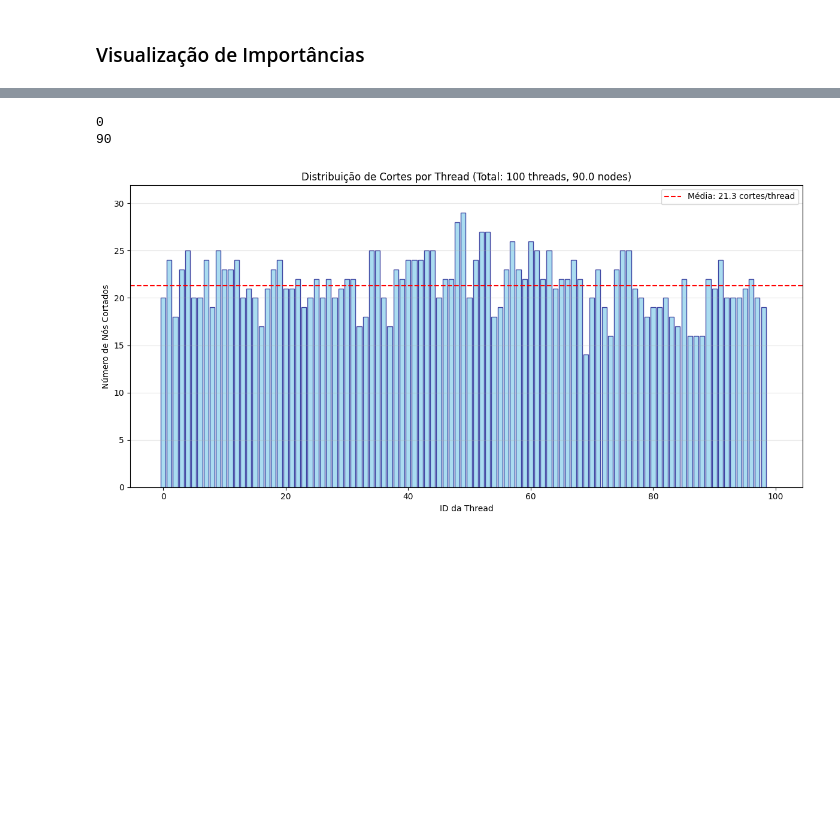
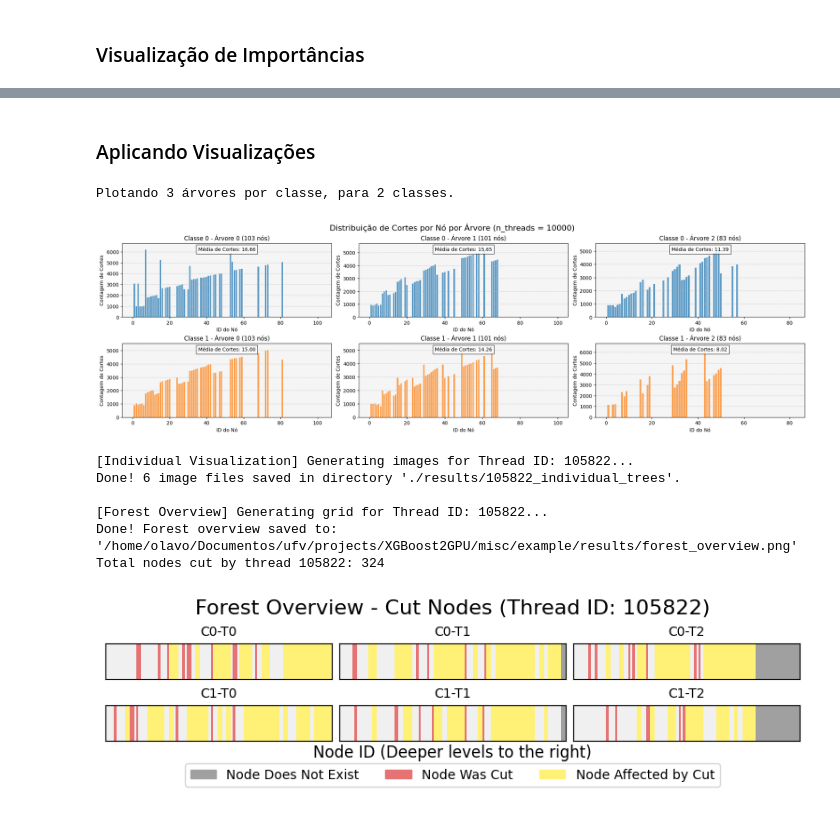
Before and after one commit to Olavo-B/XGBoost2GPU, a Jupyter notebook: misc/example/xgboost2gpu_example.ipynb, the cells around one changed output, grey strips where cells are left out. Cells and saved outputs as stored; diff of their text form; code cells hidden in the pictures; blank space fills up the shorter version.

```diff
--- a/misc/example/xgboost2gpu_example.ipynb
+++ b/misc/example/xgboost2gpu_example.ipynb
@@ -129,6 +112,10 @@ X_train, X_test, y_train, y_test = train_test_split(
     data_un, target, test_size=0.2, random_state=42
 )
 
+X_train, X_valid, y_train, y_valid = train_test_split(
+    X_train, y_train, test_size=0.2, random_state=42
+)
+
 # Obter valores máximos e mínimos para quantização
 max_values = X_test.max().astype(f'uint{treelut_params["bits_features"]}').to_numpy()
 min_values = X_test.min().astype(f'uint{treelut_params["bits_features"]}').to_numpy()
@@ -236,18 +224,22 @@ Número de classes: 2
 xgb2gpu = XGBoost2GPU(treelut_model=treelut_clf,
                       w_feature=treelut_params['w_feature'],
                       w_tree=treelut_params['w_tree'],
-                      n_samples=X_test.shape[0],
-                      n_threads=1,
+                      n_samples=X_valid.shape[0],
+                      n_threads=256,
                       n_blocks=768)
 
+# Create results directory if it doesn't exist
+results_dir = Path("results")
+results_dir.mkdir(parents=True, exist_ok=True)
+
 # Definir arquivo de saída
-output_file = f"xgboost_cuda_generated.cu"
+output_file = f"./results/xgboost_cuda_generated.cu"
 
 # Gerar código CUDA
-xgb2gpu.generate_cuda_code(output_file)
+xgb2gpu.generate_cuda_code(output_file, optimization=False)
 print(f"✅ Código CUDA gerado com sucesso em: {output_file}")
 
 # Calcular e salvar probabilidades de corte
 xgb2gpu.calculate_forest_probabilities(**xgb2gpu_params)
-print("✅ Probabilidades de corte calculadas e salvas em prune.csv")
+print("✅ Probabilidades de corte calculadas e salvas em: ./results/prune.csv")
 # %% [output]
@@ -443,9 +547,6 @@ def plot_cuts_per_thread(trees, num_threads=1000, num_classes=3):
                 if xgb2gpu.should_cut_node(thread_id, value['global_id']):
                     thread_cuts[thread_id] += 1
                 num_nodes[thread_id] += 1
-
-    print(thread_cuts[0])
-    print(num_nodes[1])
 
     mean_nodes = np.mean(list(num_nodes.values())) if num_nodes else 0
 
@@ -478,8 +579,4 @@ def plot_cuts_per_thread(trees, num_threads=1000, num_classes=3):
 
 trees_data = xgb2gpu.model.trees
 
-plot_cuts_per_thread(trees_data, num_threads=100, num_classes=xgb_params['num_class'])
+# plot_cuts_per_thread(trees_data, num_threads=50, num_classes=xgb_params['num_class'])
-# %% [output]
-0
-90
-[figure, removed]
@@ -485,0 +777,40 @@ plot_cuts_per_thread(trees_data, num_threads=100, num_classes=xgb_params['num_cl
+# %% [markdown]
+### Aplicando Visualizações
+# %%
+thread_to_visualize = 105822
+# %%
+
+trees_data = xgb2gpu.model.trees
+plot_tree_cut_distribution(trees_data, num_threads=10000,
+                           num_classes=xgb_params['num_class'],
+                           num_trees_per_class=xgb_params['n_estimators'])
+
+# --- FUNCTION CALLS ---
+# 1. Generate individual images for each tree.
+visualize_tree_traversal_path(
+    trees=trees_data,
+    thread_id_to_plot=thread_to_visualize,
+    num_classes=xgb_params['num_class'],
+    num_trees_per_class=xgb_params['n_estimators'],
+    output_dir=f'./results/{thread_to_visualize}_individual_trees'
+)
+
+# 2. Generate the single image with the forest overview.
+cutted = plot_forest_overview(
+    trees=trees_data,
+    thread_id_to_plot=thread_to_visualize,
+    num_classes=xgb_params['num_class'],
+    num_trees_per_class=xgb_params['n_estimators'],
+    output_file='./results/forest_overview.png')
+
+print(f"Total nodes cut by thread {thread_to_visualize}: {cutted}")
+# %% [output]
+Plotando 3 árvores por classe, para 2 classes.
+[figure, added]
+[Individual Visualization] Generating images for Thread ID: 105822...
+Done! 6 image files saved in directory './results/105822_individual_trees'.
+
+[Forest Overview] Generating grid for Thread ID: 105822...
+Done! Forest overview saved to: '/home/olavo/Documentos/ufv/projects/XGBoost2GPU/misc/example/results/forest_overview.png'
+Total nodes cut by thread 105822: 324
+[figure, added]
```
Also changed, not shown: parts of 21 cells of this notebook, 3 other files.
